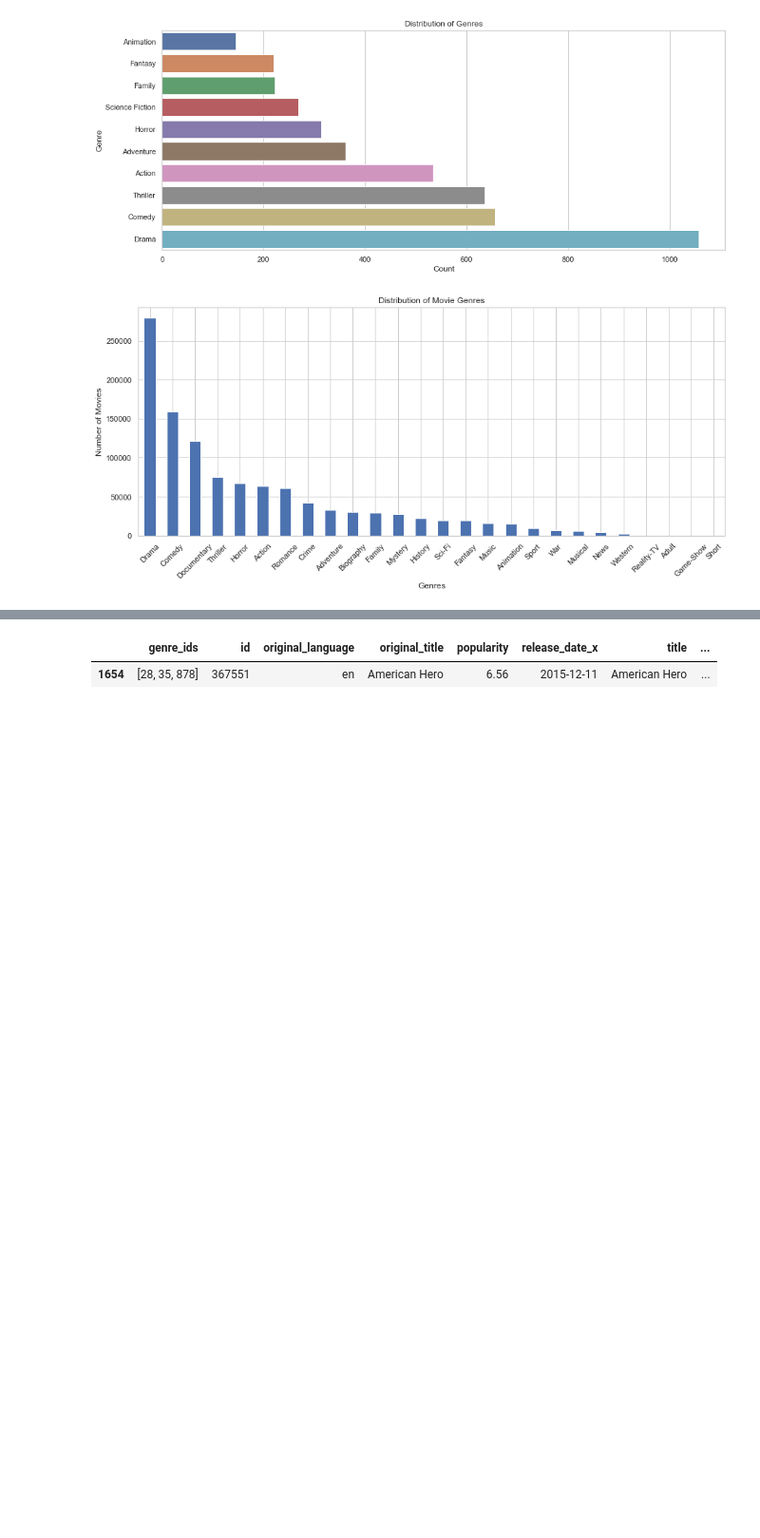
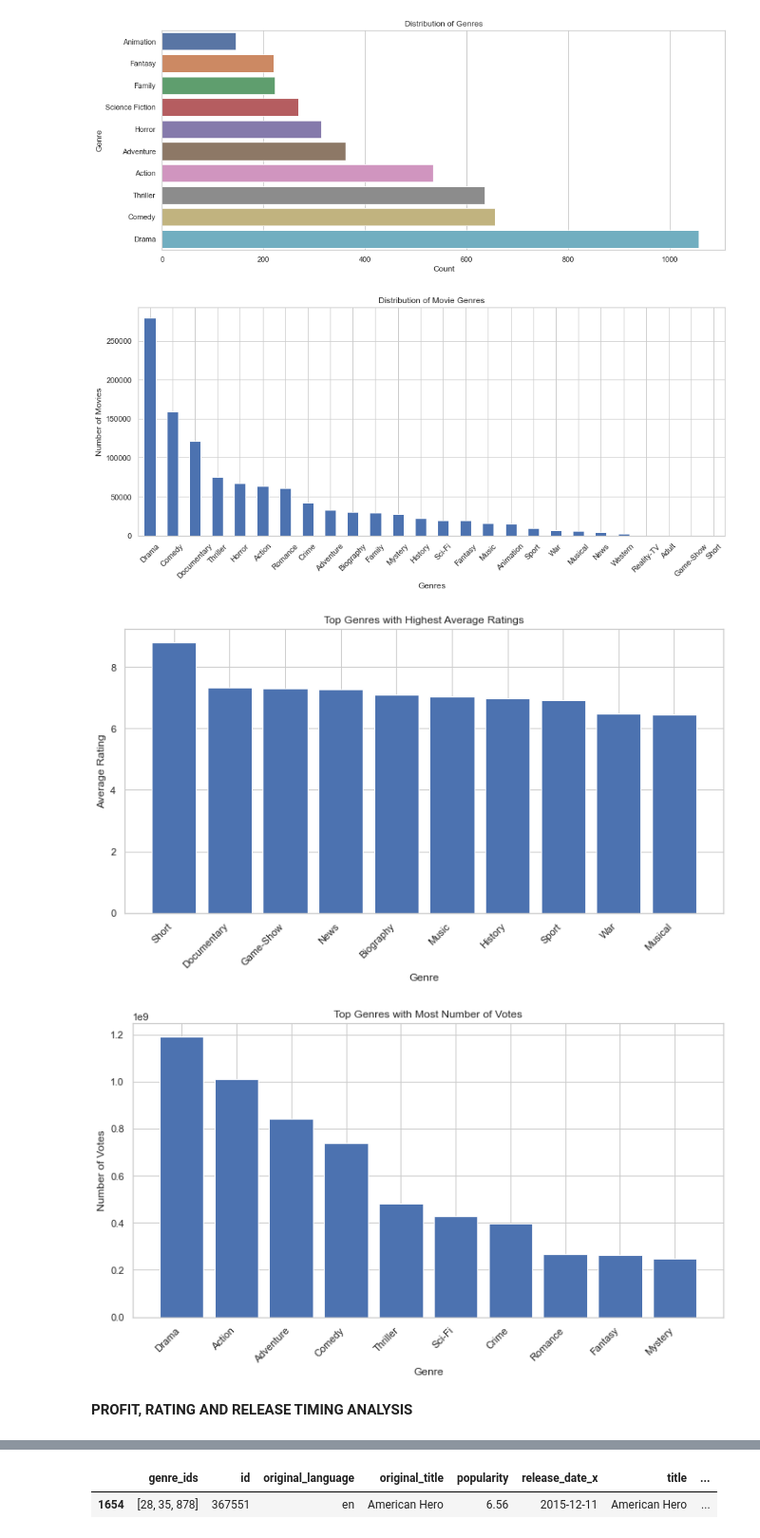
Before and after one commit to Iswana-O/dsc-phase-1-project, a Jupyter notebook: MICROSOFT MOVIE STUDIO ANALYSIS.ipynb, the cells around one changed output, grey strips where cells are left out. Shown at 95% size. Cells and saved outputs as stored; diff of their text form; code cells hidden in the pictures; blank space fills up the shorter version.

```diff
--- a/MICROSOFT MOVIE STUDIO ANALYSIS.ipynb
+++ b/MICROSOFT MOVIE STUDIO ANALYSIS.ipynb
@@ -453,6 +472,52 @@ plt.xticks(rotation=45)
 plt.show()
 # %% [output]
 [figure]
+# %%
+# Handle NaN values in the 'genres' column by filling them with an empty string ''
+movies_df['genres'] = movies_df['genres'].fillna('')
+
+# Split genres into lists (assuming genres are comma-separated)
+movies_df['genres'] = movies_df['genres'].apply(lambda x: x.split(',') if x != '' else [])
+
+# Create a new DataFrame with multiple rows for each movie, one for each genre
+movies_genre_expanded = movies_df.explode('genres')
+
+# Cross-Genre Analysis - Average Ratings
+cross_genre_avg_ratings = movies_genre_expanded.groupby('genres')['averagerating'].mean()
+cross_genre_avg_ratings = cross_genre_avg_ratings.reset_index().sort_values(by='averagerating', ascending=False)
+
+# Cross-Genre Analysis - Number of Votes
+cross_genre_num_votes = movies_genre_expanded.groupby('genres')['numvotes'].sum()
+cross_genre_num_votes = cross_genre_num_votes.reset_index().sort_values(by='numvotes', ascending=False)
+
+# Display top genres with highest average ratings and most number of votes
+top_rated_genres = cross_genre_avg_ratings.head(10)
+most_voted_genres = cross_genre_num_votes.head(10)
+
+# Plotting top genres with highest average ratings
+plt.figure(figsize=(10, 6))
+plt.bar(top_rated_genres['genres'], top_rated_genres['averagerating'])
+plt.xlabel('Genre')
+plt.ylabel('Average Rating')
+plt.title('Top Genres with Highest Average Ratings')
+plt.xticks(rotation=45, ha='right')
+plt.tight_layout()
+plt.show()
+
+# Plotting top genres with most number of votes
+plt.figure(figsize=(10, 6))
+plt.bar(most_voted_genres['genres'], most_voted_genres['numvotes'])
+plt.xlabel('Genre')
+plt.ylabel('Number of Votes')
+plt.title('Top Genres with Most Number of Votes')
+plt.xticks(rotation=45, ha='right')
+plt.tight_layout()
+plt.show()
+# %% [output]
+[figure, added]
+[figure, added]
+# %% [markdown]
+**PROFIT, RATING AND RELEASE TIMING ANALYSIS**
 # %%
 #Create two new columns: gross_profit and profit_margin (Drop any movies with 0 gross revenue)
 tmdb_movies_budgets_df['net_profit'] = tmdb_movies_budgets_df['worldwide_gross'] - tmdb_movies_budgets_df['production_budget']
```
Also changed, not shown: parts of 12 cells of this notebook, 1 other file.
